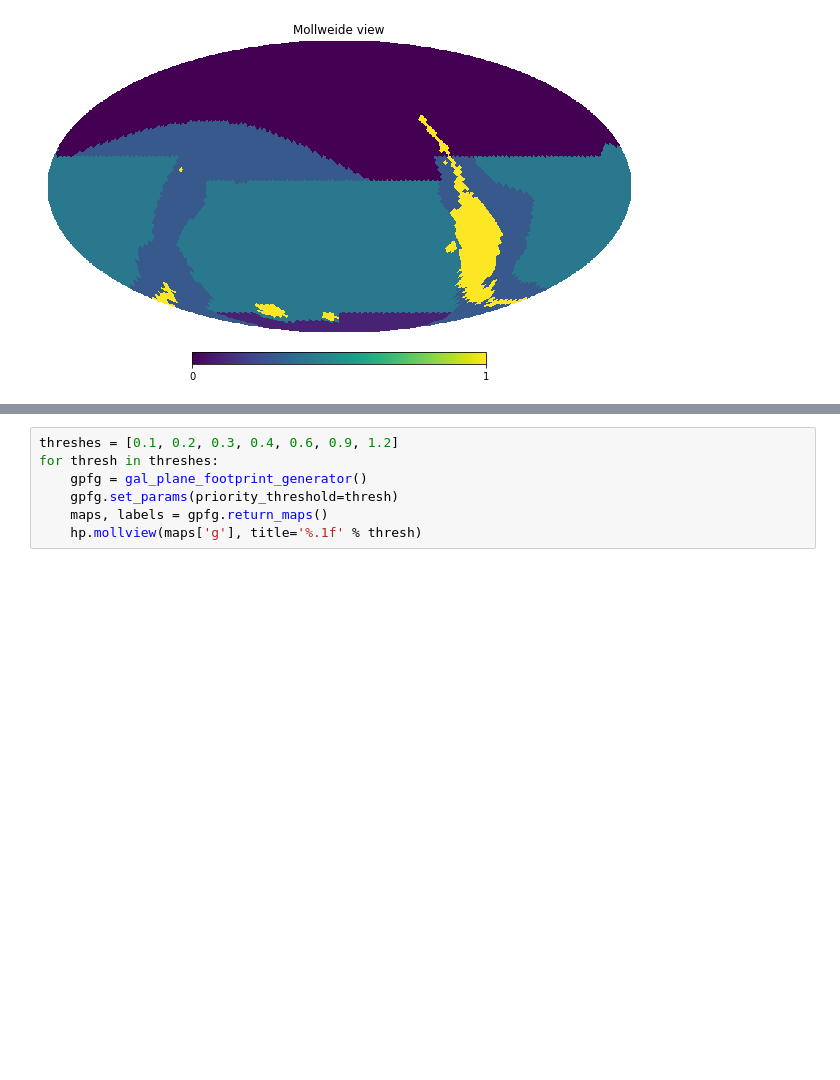
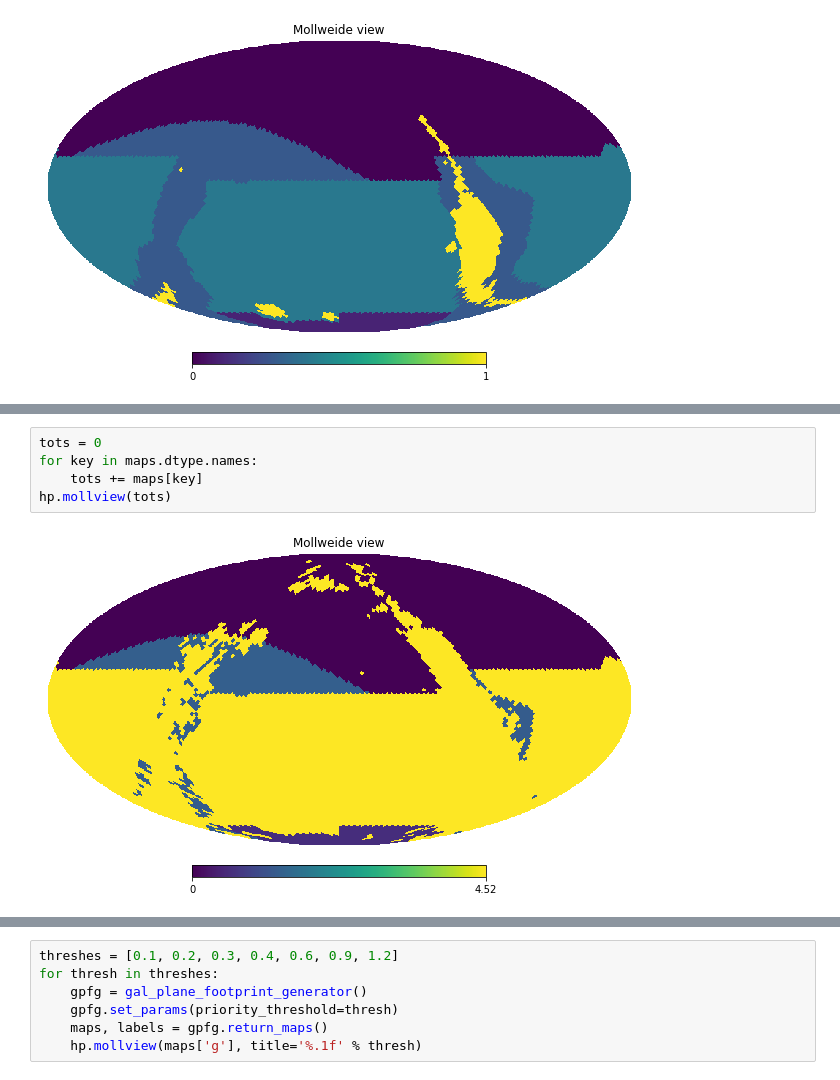
Before and after one commit to lsst-sims/sims_featureScheduler_runs2.1, a Jupyter notebook: footprints/viz_footprints.ipynb, the cells around one changed output, grey strips where cells are left out. Cells and saved outputs as stored; diff of their text form; blank space fills up the shorter version.

```diff
--- a/footprints/viz_footprints.ipynb
+++ b/footprints/viz_footprints.ipynb
@@ -39,0 +40,7 @@ hp.mollview(maps['g'])
+# %%
+tots = 0
+for key in maps.dtype.names:
+    tots += maps[key]
+hp.mollview(tots)
+# %% [output]
+[figure, added]
```
Also changed, not shown: parts of 3 cells of this notebook, 1 other file.
